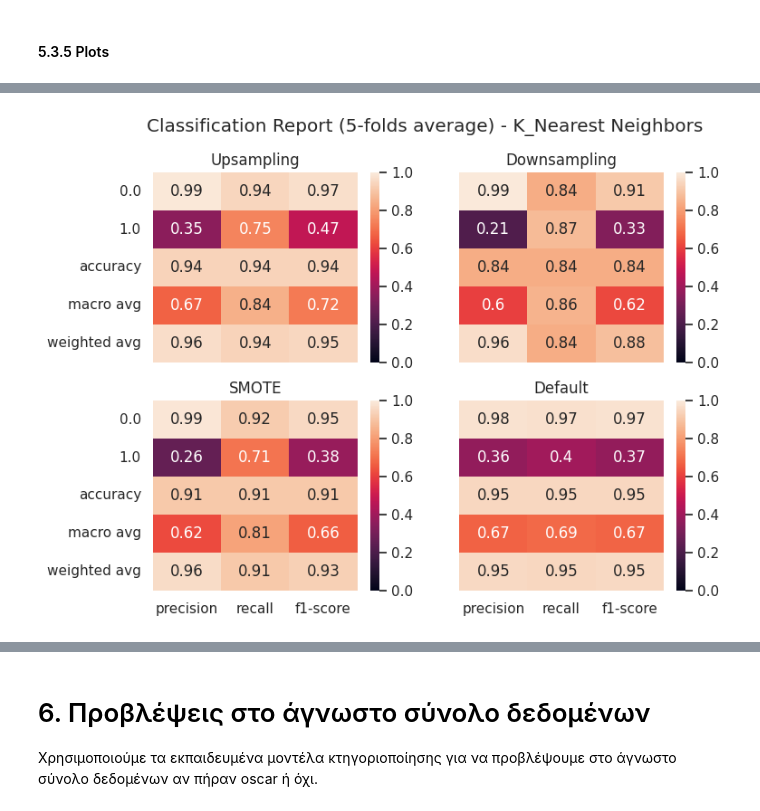
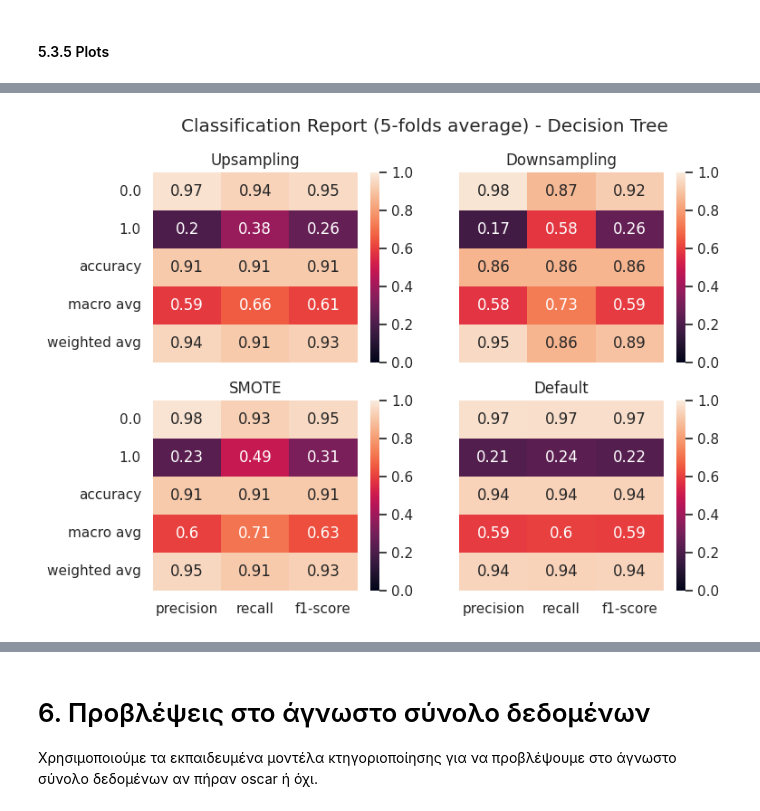
Before and after one commit to AAleksandros/HUA-DIT-Data-mining-project, a Jupyter notebook: project.ipynb, the cells around one changed output, grey strips where cells are left out. Saved outputs shown, nothing was run; the diff lists cells and outputs as text; code cells hidden in the pictures.

Commit message:
final model predictions

```diff
--- a/project.ipynb
+++ b/project.ipynb
@@ -1396,6 +1374,9 @@ for i, train_idx in enumerate(kf.split(X, y), 1):
 
     print(f"Fold {i} test accuracy: {acc:.4f}")
 
+    y_pred = [float(x) for x in y_pred]
+    y_test = [float(x) for x in y_test]
+
     report = classification_report(y_test, y_pred, output_dict=True, zero_division=0.0)
     reports_ups_dt.append({'label' : 'Upsampling',
                             'report': report,
@@ -1404,5 +1385,5 @@ for i, train_idx in enumerate(kf.split(X, y), 1):
                             'X_train' : X_train,
                             'y_train' : y_train})
 
-best_performing_ups_dt_model = max(reports_ups_dt, key=lambda a:a['report']['1']['f1-score'])
+best_performing_ups_dt_model = max(reports_ups_dt, key=lambda a:a['report']['1.0']['f1-score'])
 # %% [output]
@@ -1450,6 +1431,9 @@ for i, train_idx in enumerate(kf.split(X, y), 1):
 
     print(f"Fold {i} test accuracy: {acc:.4f}")
 
+    y_pred = [float(x) for x in y_pred]
+    y_test = [float(x) for x in y_test]
+
     report = classification_report(y_test, y_pred, output_dict=True, zero_division=0.0)
     reports_dwn_dt.append({'label' : 'Downsampling',
                             'report': report,
@@ -1458,5 +1442,5 @@ for i, train_idx in enumerate(kf.split(X, y), 1):
                             'X_train' : X_train,
                             'y_train' : y_train})
 
-best_performing_dwn_dt_model = max(reports_dwn_dt, key=lambda a:a['report']['1']['f1-score'])
+best_performing_dwn_dt_model = max(reports_dwn_dt, key=lambda a:a['report']['1.0']['f1-score'])
 # %% [output]
@@ -1502,6 +1486,9 @@ for i, train_idx in enumerate(kf.split(X, y), 1):
 
     print(f"Fold {i} test accuracy: {acc:.4f}")
 
+    y_pred = [float(x) for x in y_pred]
+    y_test = [float(x) for x in y_test]
+
     report = classification_report(y_test, y_pred, output_dict=True, zero_division=0.0)
     reports_smote_dt.append({'label' : 'SMOTE',
                             'report': report,
@@ -1510,5 +1497,5 @@ for i, train_idx in enumerate(kf.split(X, y), 1):
                             'X_train' : X_train,
                             'y_train' : y_train})
 
-best_performing_smote_dt_model = max(reports_smote_dt, key=lambda a:a['report']['1']['f1-score'])
+best_performing_smote_dt_model = max(reports_smote_dt, key=lambda a:a['report']['1.0']['f1-score'])
 # %% [output]
@@ -1548,6 +1535,9 @@ for i, train_idx in enumerate(kf.split(X, y), 1):
 
     print(f"Fold {i} test accuracy: {acc:.4f}")
 
+    y_pred = [float(x) for x in y_pred]
+    y_test = [float(x) for x in y_test]
+
     report = classification_report(y_test, y_pred, output_dict=True, zero_division=0.0)
     reports_default_dt.append({'label' : 'Default',
                             'report': report,
@@ -1556,5 +1546,5 @@ for i, train_idx in enumerate(kf.split(X, y), 1):
                             'X_train' : X_train,
                             'y_train' : y_train})
 
-best_performing_default_dt_model = max(reports_default_dt, key=lambda a:a['report']['1']['f1-score'])
+best_performing_default_dt_model = max(reports_default_dt, key=lambda a:a['report']['1.0']['f1-score'])
 # %% [output]
@@ -1627,7 +1572,7 @@ def plot_classification_reports_averages(reports, title):
 # %%
 plot_classification_reports_averages((reports_ups_dt,
                                       reports_dwn_dt,
                                       reports_smote_dt,
-                                      reports_default_dt),'Classification Report (5-folds average) - K_Nearest Neighbors')
+                                      reports_default_dt),'Classification Report (5-folds average) - Decision Tree')
 # %% [output]
-[figure, old version]
+[figure, new version]
```
Also changed, not shown: parts of 52 cells of this notebook, 4 other files.
